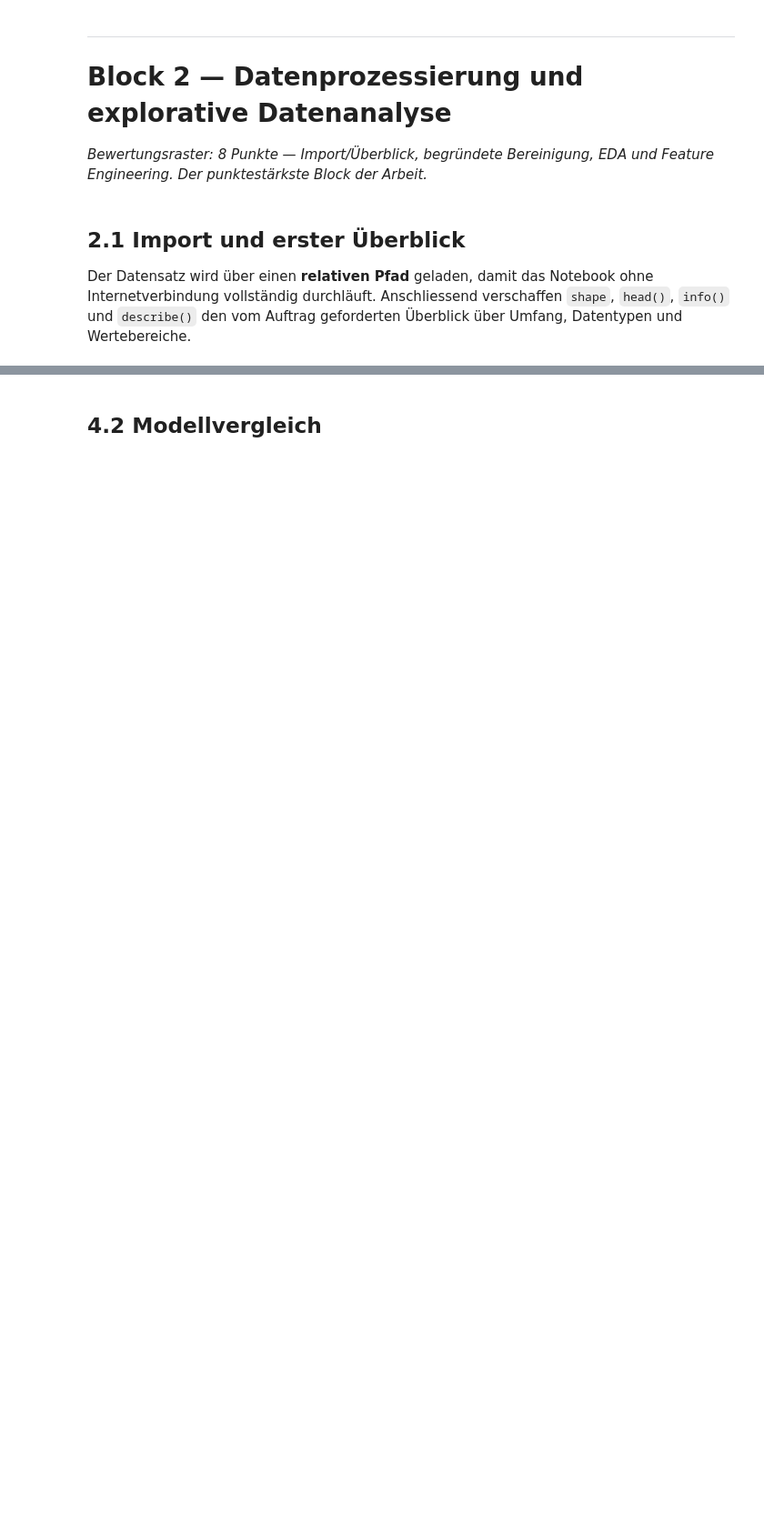
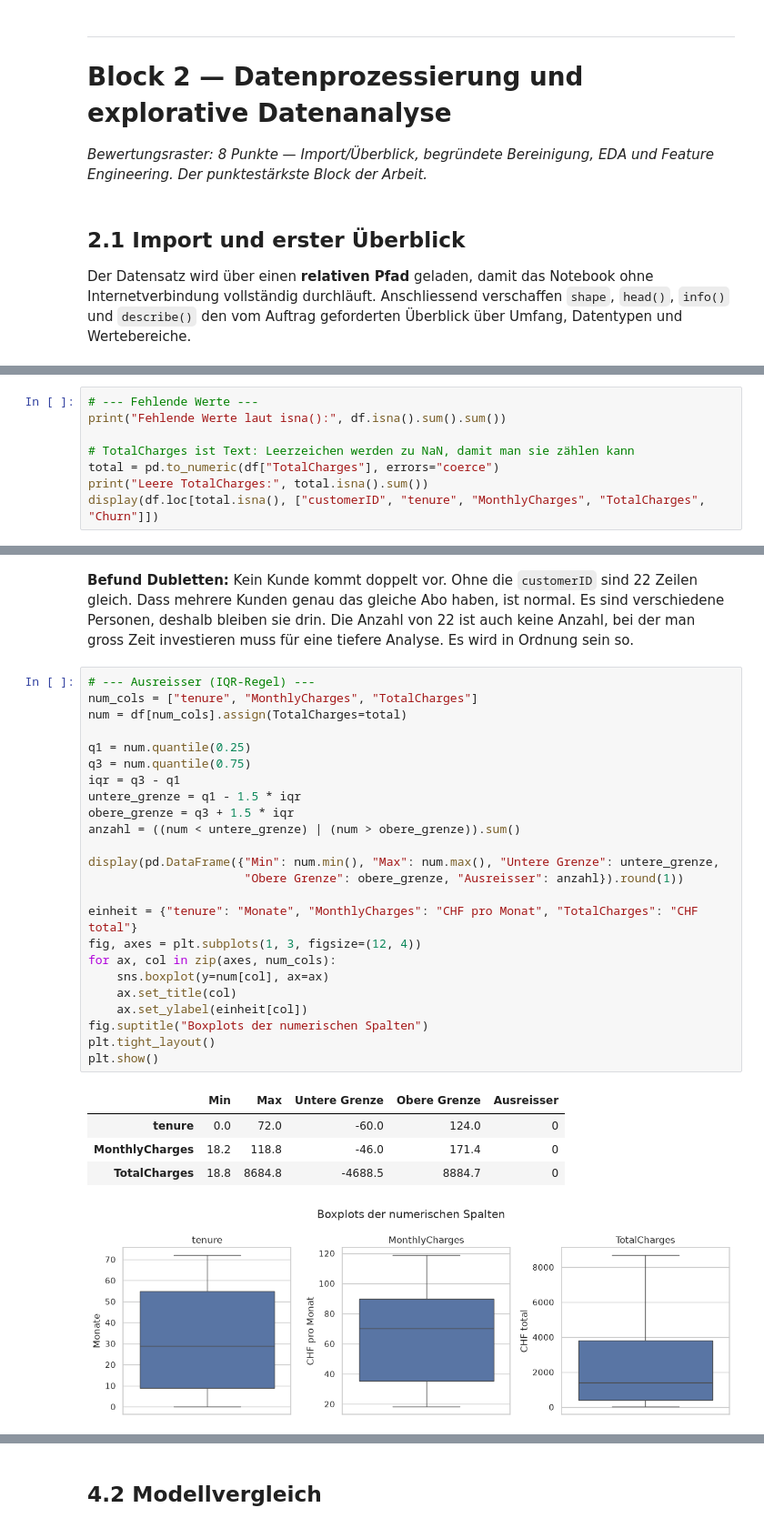
Before and after one commit to bernetlennard/data-science, a Jupyter notebook: transferarbeit/DSC_TA_Bernet_Lennard.ipynb, the cells around one changed output, grey strips where cells are left out. Shown at 91% size. Cells and saved outputs as stored; diff of their text form; blank space fills up the shorter version.

```diff
--- a/transferarbeit/DSC_TA_Bernet_Lennard.ipynb
+++ b/transferarbeit/DSC_TA_Bernet_Lennard.ipynb
@@ -375,0 +290,8 @@ einzigen Kündiger zu finden. Berichtet werden deshalb:
+# %%
+# --- Fehlende Werte ---
+print("Fehlende Werte laut isna():", df.isna().sum().sum())
+
+# TotalCharges ist Text: Leerzeichen werden zu NaN, damit man sie zählen kann
+total = pd.to_numeric(df["TotalCharges"], errors="coerce")
+print("Leere TotalCharges:", total.isna().sum())
+display(df.loc[total.isna(), ["customerID", "tenure", "MonthlyCharges", "TotalCharges", "Churn"]])
@@ -375,0 +328,33 @@ einzigen Kündiger zu finden. Berichtet werden deshalb:
+# %% [markdown]
+**Befund Dubletten:** Kein Kunde kommt doppelt vor. Ohne die `customerID` sind 22 Zeilen gleich. Dass mehrere Kunden genau
+das gleiche Abo haben, ist normal. Es sind verschiedene Personen, deshalb bleiben sie drin. Die Anzahl von 22 ist auch keine Anzahl, bei der man gross Zeit investieren muss für eine tiefere Analyse. Es wird in Ordnung sein so.
+# %%
+# --- Ausreisser (IQR-Regel) ---
+num_cols = ["tenure", "MonthlyCharges", "TotalCharges"]
+num = df[num_cols].assign(TotalCharges=total)
+
+q1 = num.quantile(0.25)
+q3 = num.quantile(0.75)
+iqr = q3 - q1
+untere_grenze = q1 - 1.5 * iqr
+obere_grenze = q3 + 1.5 * iqr
+anzahl = ((num < untere_grenze) | (num > obere_grenze)).sum()
+
+display(pd.DataFrame({"Min": num.min(), "Max": num.max(), "Untere Grenze": untere_grenze,
+                      "Obere Grenze": obere_grenze, "Ausreisser": anzahl}).round(1))
+
+einheit = {"tenure": "Monate", "MonthlyCharges": "CHF pro Monat", "TotalCharges": "CHF total"}
+fig, axes = plt.subplots(1, 3, figsize=(12, 4))
+for ax, col in zip(axes, num_cols):
+    sns.boxplot(y=num[col], ax=ax)
+    ax.set_title(col)
+    ax.set_ylabel(einheit[col])
+fig.suptitle("Boxplots der numerischen Spalten")
+plt.tight_layout()
+plt.show()
+# %% [output]
+|  | Min | Max | Untere Grenze | Obere Grenze | Ausreisser |
+| tenure | 0.0 | 72.0 | -60.0 | 124.0 | 0 |
+| MonthlyCharges | 18.2 | 118.8 | -46.0 | 171.4 | 0 |
+| TotalCharges | 18.8 | 8684.8 | -4688.5 | 8884.7 | 0 |
+[figure, added]
```
Also changed, not shown: parts of 127 cells of this notebook, 2 other files.
